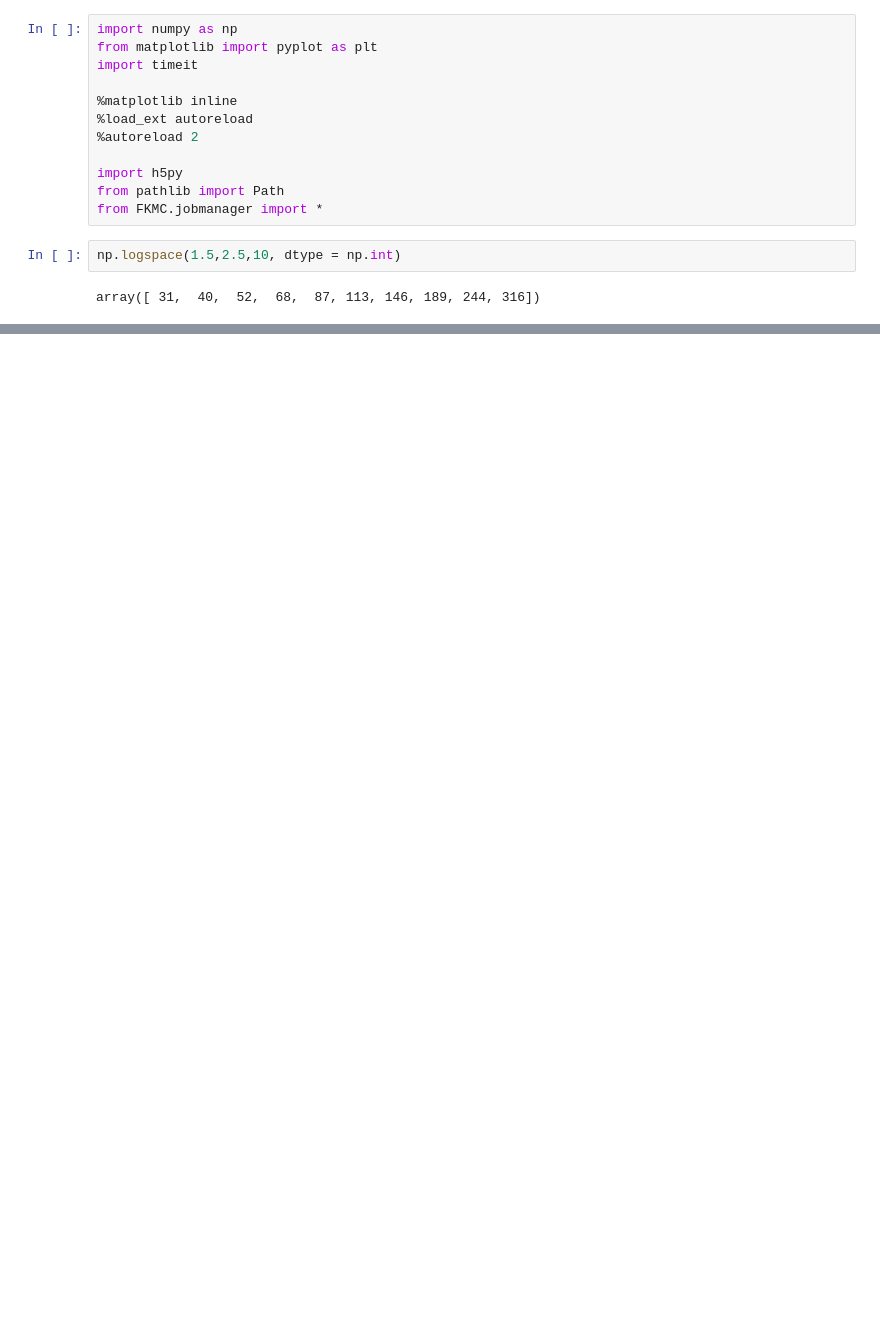
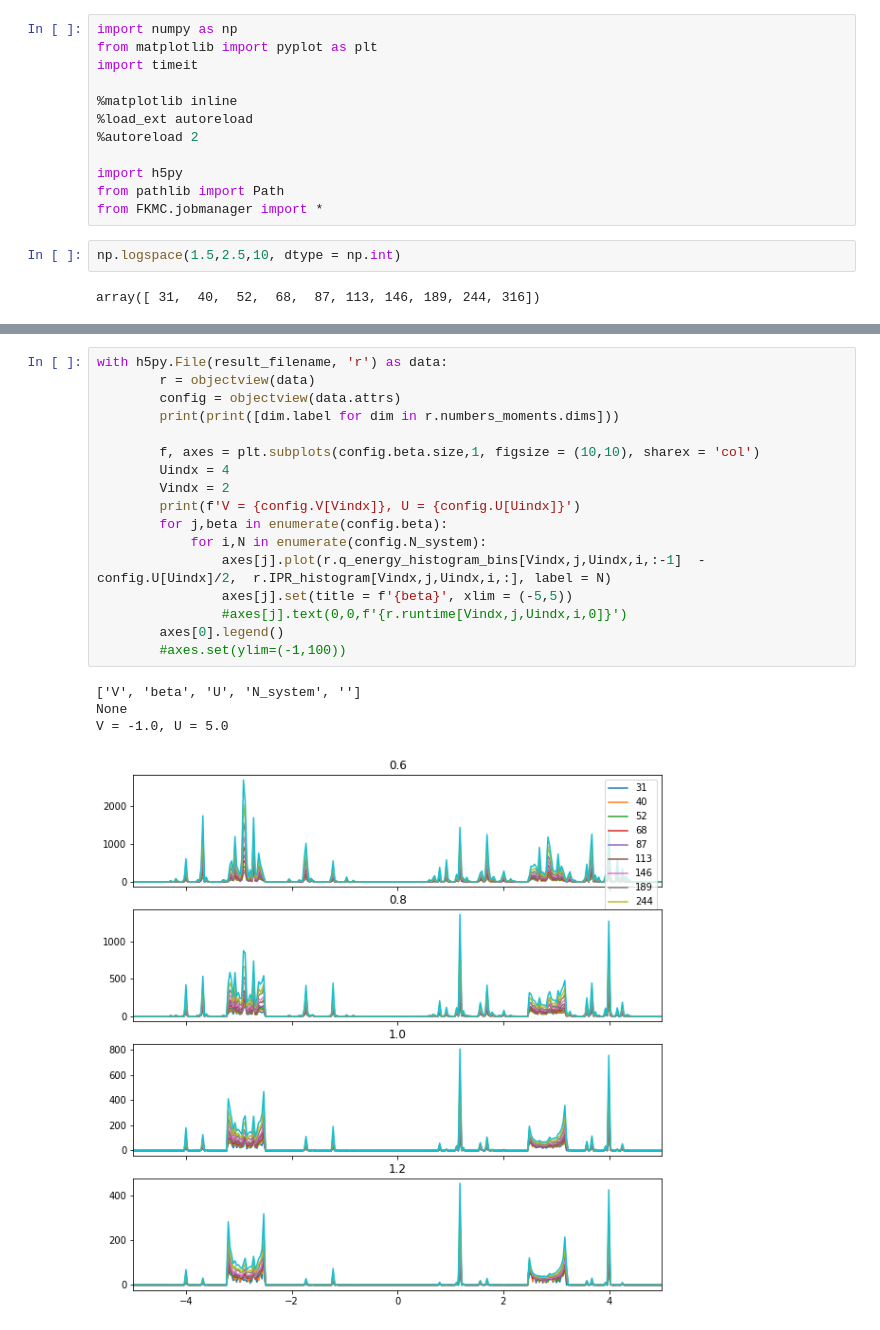
Before and after one commit to TomHodson/FKMC, a Jupyter notebook: notebooks/IPR_Scaling.ipynb, the cells around one changed output, grey strips where cells are left out. Saved outputs shown, nothing was run; the diff lists cells and outputs as text; blank space fills up the shorter version.

```diff
--- a/notebooks/IPR_Scaling.ipynb
+++ b/notebooks/IPR_Scaling.ipynb
@@ -44,0 +125,22 @@ config
+# %%
+with h5py.File(result_filename, 'r') as data:
+        r = objectview(data)
+        config = objectview(data.attrs)
+        print(print([dim.label for dim in r.numbers_moments.dims]))
+
+        f, axes = plt.subplots(config.beta.size,1, figsize = (10,10), sharex = 'col')
+        Uindx = 4
+        Vindx = 2
+        print(f'V = {config.V[Vindx]}, U = {config.U[Uindx]}')
+        for j,beta in enumerate(config.beta):
+            for i,N in enumerate(config.N_system):
+                axes[j].plot(r.q_energy_histogram_bins[Vindx,j,Uindx,i,:-1]  - config.U[Uindx]/2,  r.IPR_histogram[Vindx,j,Uindx,i,:], label = N)
+                axes[j].set(title = f'{beta}', xlim = (-5,5))
+                #axes[j].text(0,0,f'{r.runtime[Vindx,j,Uindx,i,0]}')
+        axes[0].legend()
+        #axes.set(ylim=(-1,100))
+# %% [output]
+['V', 'beta', 'U', 'N_system', '']
+None
+V = -1.0, U = 5.0
+[figure, added]
```
Also changed, not shown: parts of 3 cells of this notebook, 5 other files.
